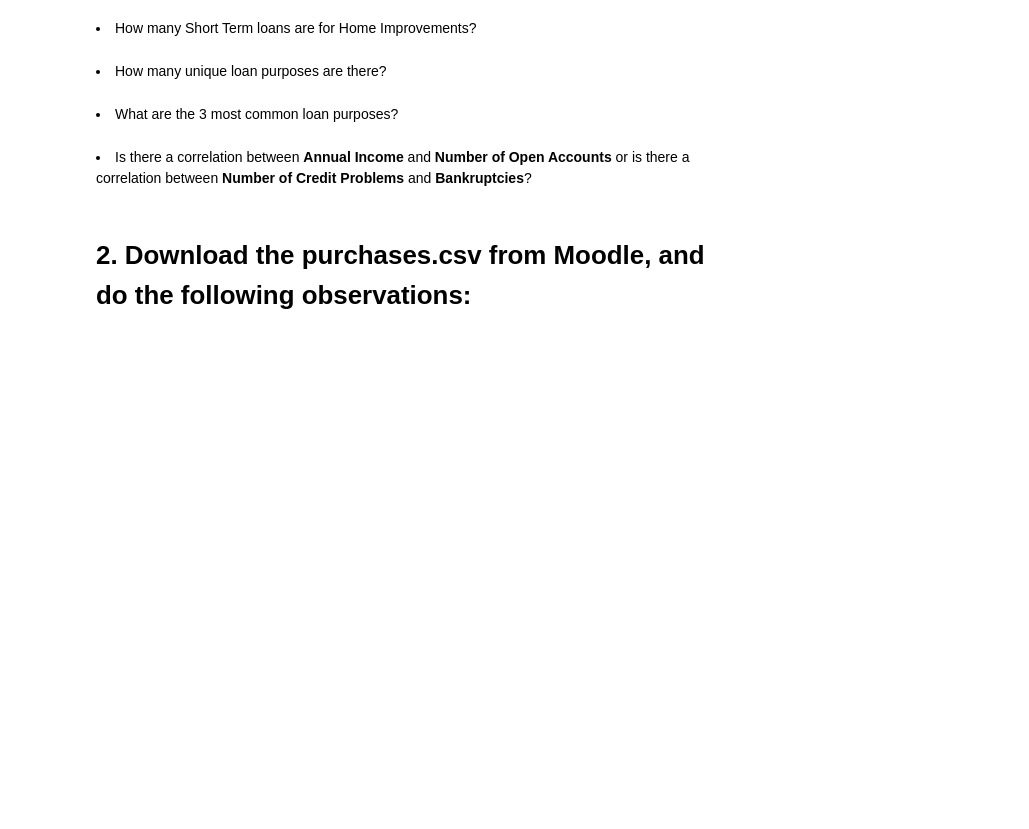
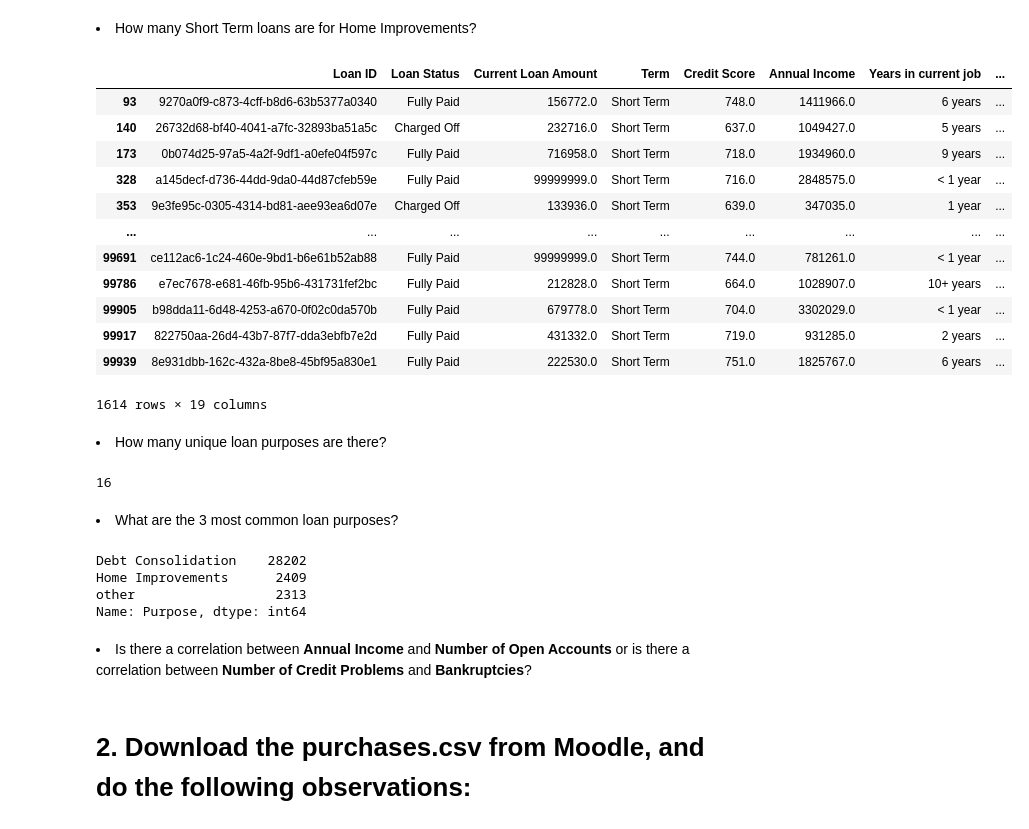
Before and after one commit to crypt0kitik/Introduction-to-Data-Analytics, a Jupyter notebook: Homework sets/SET 2/DataAnalyticsExerciseSet2.ipynb, the cells around one changed output. Saved outputs shown, nothing was run; the diff lists cells and outputs as text; code cells hidden in the pictures; blank space fills up the shorter version.

```diff
--- a/Homework sets/SET 2/DataAnalyticsExerciseSet2.ipynb
+++ b/Homework sets/SET 2/DataAnalyticsExerciseSet2.ipynb
@@ -135,16 +164,43 @@ df
 <li>How many Short Term loans are for Home Improvements?</li>
 # %%
 # produce code that shows how many of the Short Term loans are for Home Improvements
+df = df.dropna()
+
+loans = df[(df["Purpose"] == "Home Improvements") & (df["Term"] == "Short Term")]
+loans
+# %% [output]
+|  | Loan ID | Loan Status | Current Loan Amount | Term | Credit Score | Annual Income | Years in current job | ... |
+| 93 | 9270a0f9-c873-4cff-b8d6-63b5377a0340 | Fully Paid | 156772.0 | Short Term | 748.0 | 1411966.0 | 6 years | ... |
+| 140 | 26732d68-bf40-4041-a7fc-32893ba51a5c | Charged Off | 232716.0 | Short Term | 637.0 | 1049427.0 | 5 years | ... |
+| 173 | 0b074d25-97a5-4a2f-9df1-a0efe04f597c | Fully Paid | 716958.0 | Short Term | 718.0 | 1934960.0 | 9 years | ... |
+| 328 | a145decf-d736-44dd-9da0-44d87cfeb59e | Fully Paid | 99999999.0 | Short Term | 716.0 | 2848575.0 | < 1 year | ... |
+| 353 | 9e3fe95c-0305-4314-bd81-aee93ea6d07e | Charged Off | 133936.0 | Short Term | 639.0 | 347035.0 | 1 year | ... |
+| ... | ... | ... | ... | ... | ... | ... | ... | ... |
+| 99691 | ce112ac6-1c24-460e-9bd1-b6e61b52ab88 | Fully Paid | 99999999.0 | Short Term | 744.0 | 781261.0 | < 1 year | ... |
+| 99786 | e7ec7678-e681-46fb-95b6-431731fef2bc | Fully Paid | 212828.0 | Short Term | 664.0 | 1028907.0 | 10+ years | ... |
+| 99905 | b98dda11-6d48-4253-a670-0f02c0da570b | Fully Paid | 679778.0 | Short Term | 704.0 | 3302029.0 | < 1 year | ... |
+| 99917 | 822750aa-26d4-43b7-87f7-dda3ebfb7e2d | Fully Paid | 431332.0 | Short Term | 719.0 | 931285.0 | 2 years | ... |
+| 99939 | 8e931dbb-162c-432a-8be8-45bf95a830e1 | Fully Paid | 222530.0 | Short Term | 751.0 | 1825767.0 | 6 years | ... |
+1614 rows × 19 columns
 # %% [markdown]
 <li>How many unique loan purposes are there?</li>
 # %%
 # produce code that shows how many unique loan purposes there are
-#df['Purpose'].unique()
-#Purpose
+unique_purpose_numbers = df['Purpose'].nunique()
+unique_purpose_numbers
+# %% [output]
+16
 # %% [markdown]
 <li>What are the 3 most common loan purposes?</li>
 # %%
 # produce code that shows the 3 most common loan purposes
+purposes = df['Purpose'].value_counts()
+purposes.head(3)
+# %% [output]
+Debt Consolidation    28202
+Home Improvements      2409
+other                  2313
+Name: Purpose, dtype: int64
 # %% [markdown]
 <li>Is there a correlation between <b>Annual Income</b> and <b>Number of Open Accounts</b> or is there a correlation between <b>Number of Credit Problems</b> and <b>Bankruptcies</b>?</li>
 # %%
```
Also changed, not shown: parts of 6 cells of this notebook.
